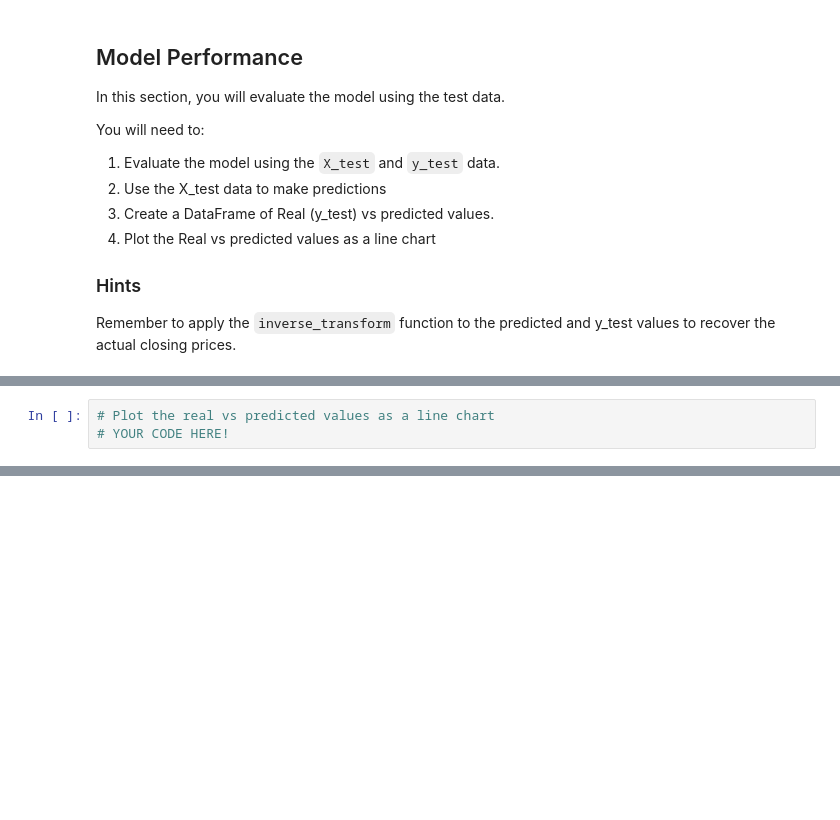
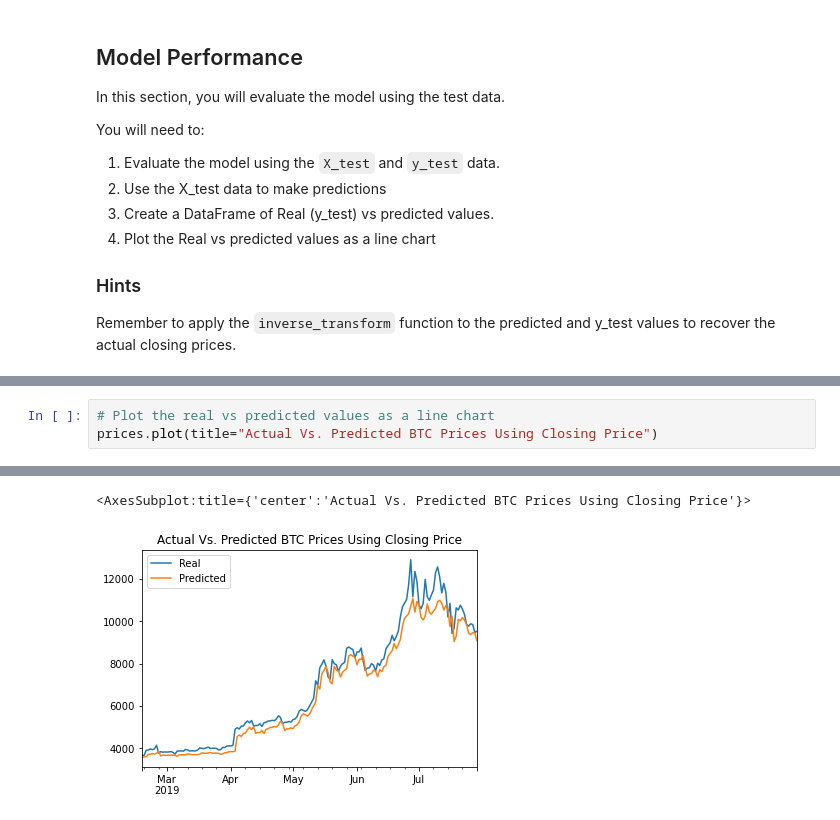
Before and after one commit to jayxcao/homework-unit14, a Jupyter notebook: lstm_stock_predictor_closing.ipynb, the cells around one changed output, grey strips where cells are left out. Drawn from its saved outputs; the diff is of its cells as text; blank space fills up the shorter version.

```diff
--- a/lstm_stock_predictor_closing.ipynb
+++ b/lstm_stock_predictor_closing.ipynb
@@ -240,4 +315,4 @@ stocks.head()
 # %%
 # Plot the real vs predicted values as a line chart
-# YOUR CODE HERE!
+prices.plot(title="Actual Vs. Predicted BTC Prices Using Closing Price")
 # %% [output]
@@ -244,0 +319,2 @@ stocks.head()
+<AxesSubplot:title={'center':'Actual Vs. Predicted BTC Prices Using Closing Price'}>
+[figure, added]
```
Also changed, not shown: parts of 17 cells of this notebook, 2 other files.
